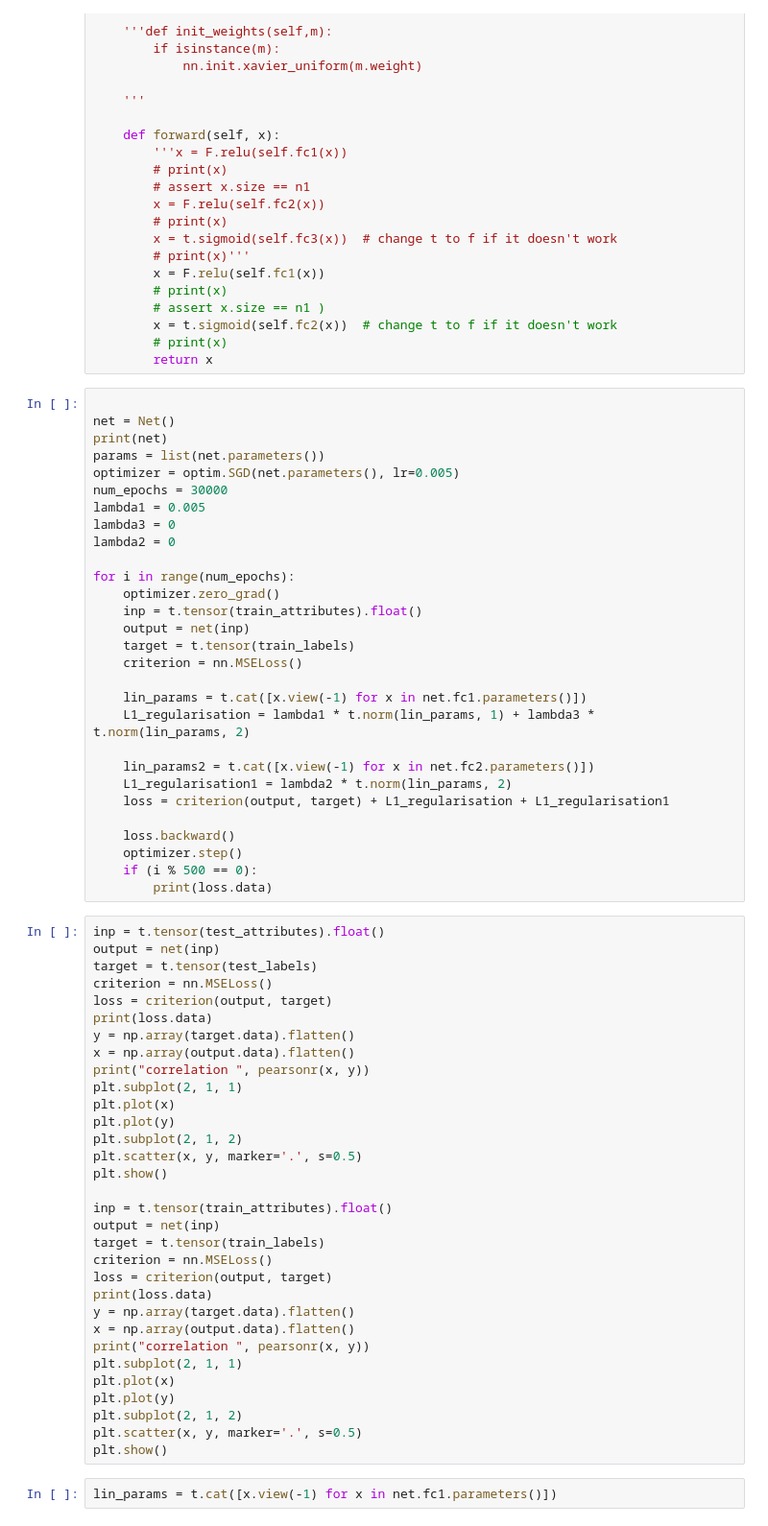
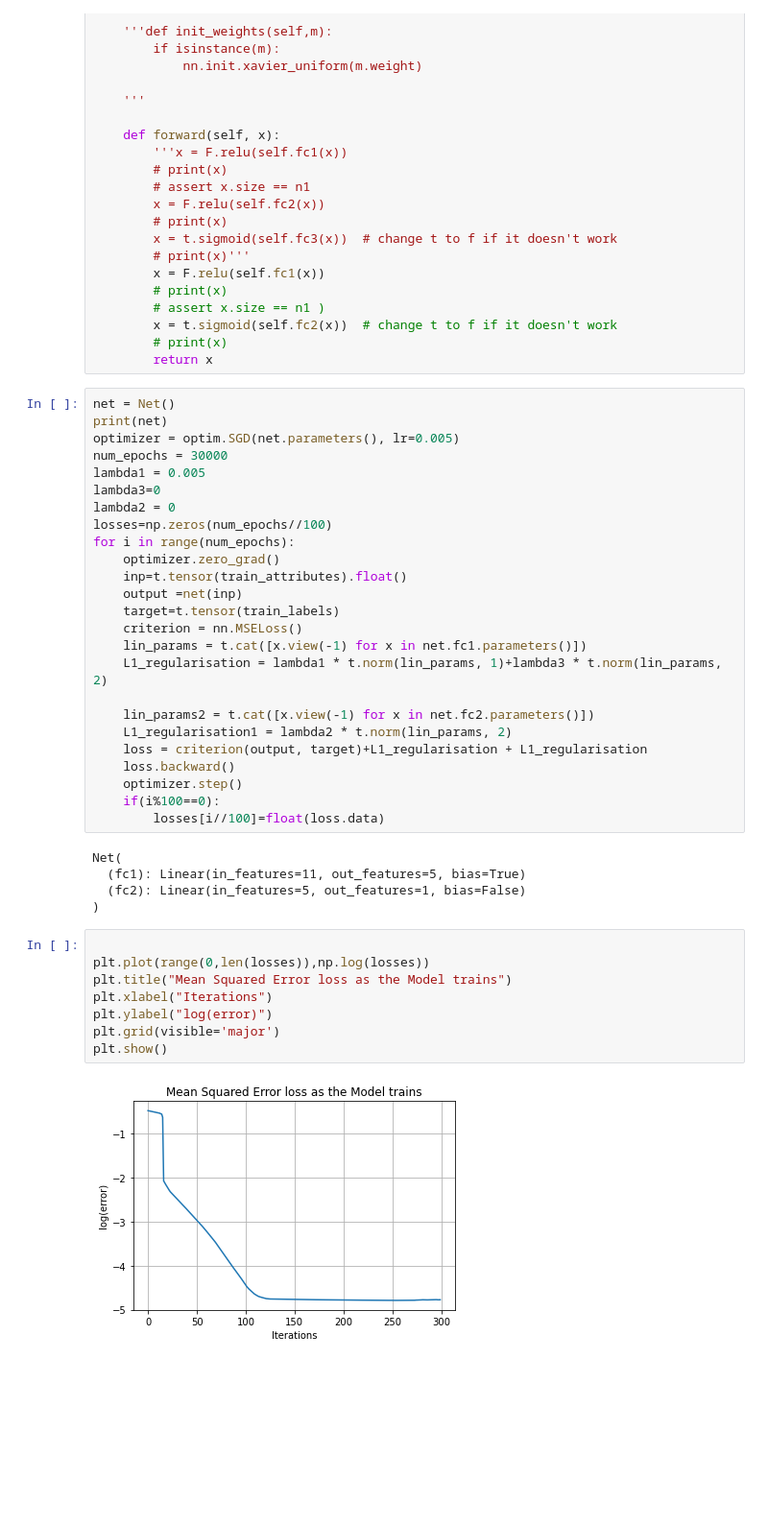
Before and after one commit to Sudhanshu-Sb2002/NSP-Grant-Proposal, a Jupyter notebook: Python-Code/NSP_main.ipynb, the cells around one changed output. Shown: that part at 96% size. Drawn from its saved outputs; the diff is of its cells as text; blank space fills up the shorter version.

Commit message:
Done with Plotting in notebook, now matlab
Co-Authored-By: tanmair03 <104290523+tanmair03@users.noreply.github.com>

```diff
--- a/Python-Code/NSP_main.ipynb
+++ b/Python-Code/NSP_main.ipynb
@@ -79,65 +73,42 @@ class Net(nn.Module):
         # print(x)
         return x
 # %%
-
 net = Net()
 print(net)
-params = list(net.parameters())
 optimizer = optim.SGD(net.parameters(), lr=0.005)
 num_epochs = 30000
 lambda1 = 0.005
-lambda3 = 0
+lambda3=0
 lambda2 = 0
-
+losses=np.zeros(num_epochs//100)
 for i in range(num_epochs):
     optimizer.zero_grad()
-    inp = t.tensor(train_attributes).float()
-    output = net(inp)
-    target = t.tensor(train_labels)
+    inp=t.tensor(train_attributes).float()
+    output =net(inp)
+    target=t.tensor(train_labels)
     criterion = nn.MSELoss()
-
     lin_params = t.cat([x.view(-1) for x in net.fc1.parameters()])
-    L1_regularisation = lambda1 * t.norm(lin_params, 1) + lambda3 * t.norm(lin_params, 2)
+    L1_regularisation = lambda1 * t.norm(lin_params, 1)+lambda3 * t.norm(lin_params, 2)
 
     lin_params2 = t.cat([x.view(-1) for x in net.fc2.parameters()])
     L1_regularisation1 = lambda2 * t.norm(lin_params, 2)
-    loss = criterion(output, target) + L1_regularisation + L1_regularisation1
-
+    loss = criterion(output, target)+L1_regularisation + L1_regularisation
     loss.backward()
     optimizer.step()
-    if (i % 500 == 0):
-        print(loss.data)
+    if(i%100==0):
+        losses[i//100]=float(loss.data)
+# %% [output]
+Net(
+  (fc1): Linear(in_features=11, out_features=5, bias=True)
+  (fc2): Linear(in_features=5, out_features=1, bias=False)
+)
-# %%
-inp = t.tensor(test_attributes).float()
-output = net(inp)
-target = t.tensor(test_labels)
-criterion = nn.MSELoss()
-loss = criterion(output, target)
-print(loss.data)
-y = np.array(target.data).flatten()
-x = np.array(output.data).flatten()
-print("correlation ", pearsonr(x, y))
-plt.subplot(2, 1, 1)
-plt.plot(x)
-plt.plot(y)
-plt.subplot(2, 1, 2)
-plt.scatter(x, y, marker='.', s=0.5)
-plt.show()
-
-inp = t.tensor(train_attributes).float()
-output = net(inp)
-target = t.tensor(train_labels)
-criterion = nn.MSELoss()
-loss = criterion(output, target)
-print(loss.data)
-y = np.array(target.data).flatten()
-x = np.array(output.data).flatten()
-print("correlation ", pearsonr(x, y))
-plt.subplot(2, 1, 1)
-plt.plot(x)
-plt.plot(y)
-plt.subplot(2, 1, 2)
-plt.scatter(x, y, marker='.', s=0.5)
-plt.show()
-# %%
-lin_params = t.cat([x.view(-1) for x in net.fc1.parameters()])
+# %%
+
+plt.plot(range(0,len(losses)),np.log(losses))
+plt.title("Mean Squared Error loss as the Model trains")
+plt.xlabel("Iterations")
+plt.ylabel("log(error)")
+plt.grid(visible='major')
+plt.show()
+# %% [output]
+[figure, added]
```
Also changed, not shown: parts of 3 cells of this notebook.
